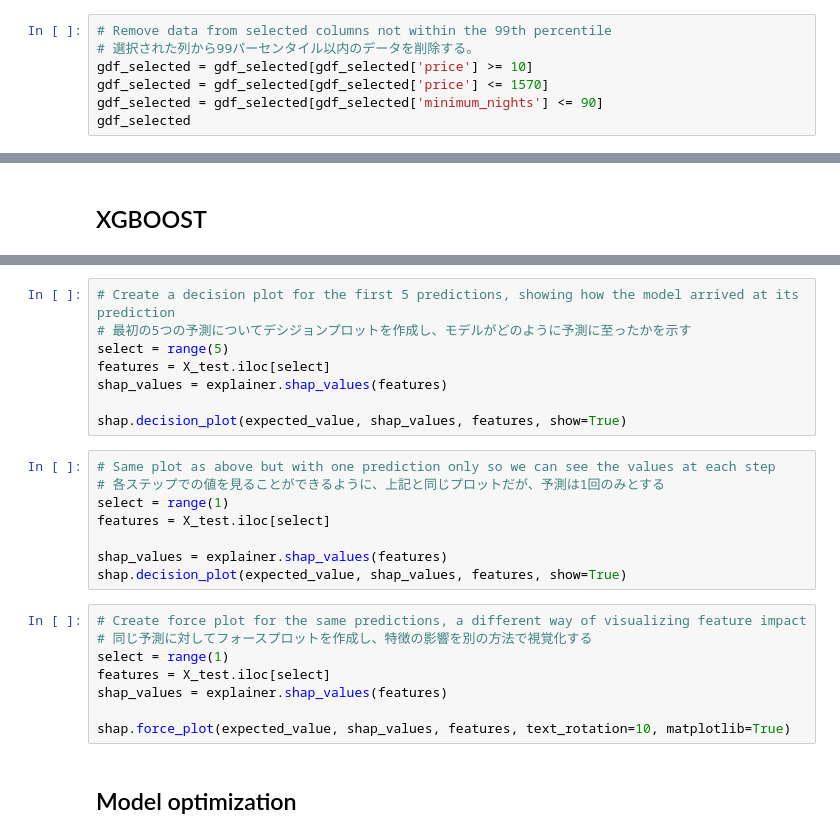
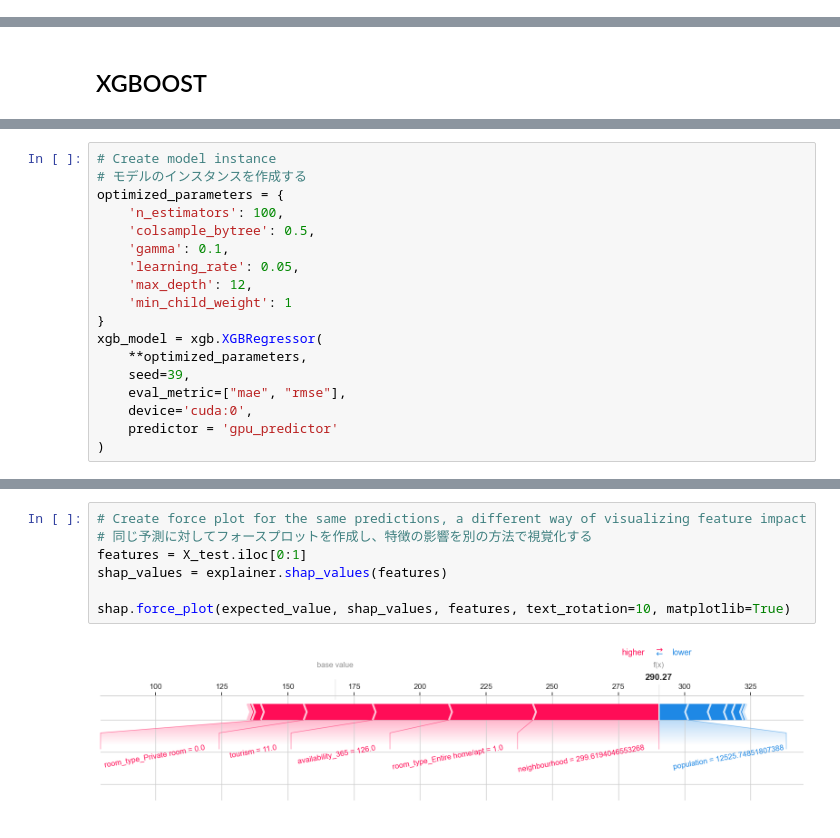
Before and after one commit to helenmck1/SDS-bootcamp-2023_Tokyo, a Jupyter notebook: christopher_session/SDS_bootcamp.ipynb, the cells around one changed output, grey strips where cells are left out. Drawn from its saved outputs; the diff is of its cells as text.

```diff
--- a/christopher_session/SDS_bootcamp.ipynb
+++ b/christopher_session/SDS_bootcamp.ipynb
@@ -462,7 +495,0 @@ gdf_selected.describe(percentiles=[.25, .5, .75, .95, .99])
-# %%
-# Remove data from selected columns not within the 99th percentile
-# 選択された列から99パーセンタイル以内のデータを削除する。
-gdf_selected = gdf_selected[gdf_selected['price'] >= 10]
-gdf_selected = gdf_selected[gdf_selected['price'] <= 1570]
-gdf_selected = gdf_selected[gdf_selected['minimum_nights'] <= 90]
-gdf_selected
@@ -532,3 +578,21 @@ xgb_model = xgb.XGBRegressor(
+# %%
+# Create model instance
+# モデルのインスタンスを作成する
+optimized_parameters = {
+    'n_estimators': 100,
+    'colsample_bytree': 0.5,
+    'gamma': 0.1,
+    'learning_rate': 0.05,
+    'max_depth': 12,
+    'min_child_weight': 1
+}
+xgb_model = xgb.XGBRegressor(
+    **optimized_parameters,
+    seed=39,
+    eval_metric=["mae", "rmse"],
+    device='cuda:0',
+    predictor = 'gpu_predictor'
+)
 # %%
 # Train the model
 # モデルをトレーニングする
@@ -576,26 +702,9 @@ shap.summary_plot(shap_values, X_test, plot_type='violin', show=True)
 # %%
-# Create a decision plot for the first 5 predictions, showing how the model arrived at its prediction
-# 最初の5つの予測についてデシジョンプロットを作成し、モデルがどのように予測に至ったかを示す
-select = range(5)
-features = X_test.iloc[select]
+# Create force plot for the same predictions, a different way of visualizing feature impact
+# 同じ予測に対してフォースプロットを作成し、特徴の影響を別の方法で視覚化する
+features = X_test.iloc[0:1]
 shap_values = explainer.shap_values(features)
 
-shap.decision_plot(expected_value, shap_values, features, show=True)
+shap.force_plot(expected_value, shap_values, features, text_rotation=10, matplotlib=True)
+# %% [output]
+[figure, added]
-# %%
-# Same plot as above but with one prediction only so we can see the values at each step
-# 各ステップでの値を見ることができるように、上記と同じプロットだが、予測は1回のみとする
-select = range(1)
-features = X_test.iloc[select]
-
-shap_values = explainer.shap_values(features)
-shap.decision_plot(expected_value, shap_values, features, show=True)
-# %%
-# Create force plot for the same predictions, a different way of visualizing feature impact
-# 同じ予測に対してフォースプロットを作成し、特徴の影響を別の方法で視覚化する
-select = range(1)
-features = X_test.iloc[select]
-shap_values = explainer.shap_values(features)
-
-shap.force_plot(expected_value, shap_values, features, text_rotation=10, matplotlib=True)
-# %% [markdown]
-## Model optimization
```
Also changed, not shown: parts of 85 cells of this notebook, 9 other files.
